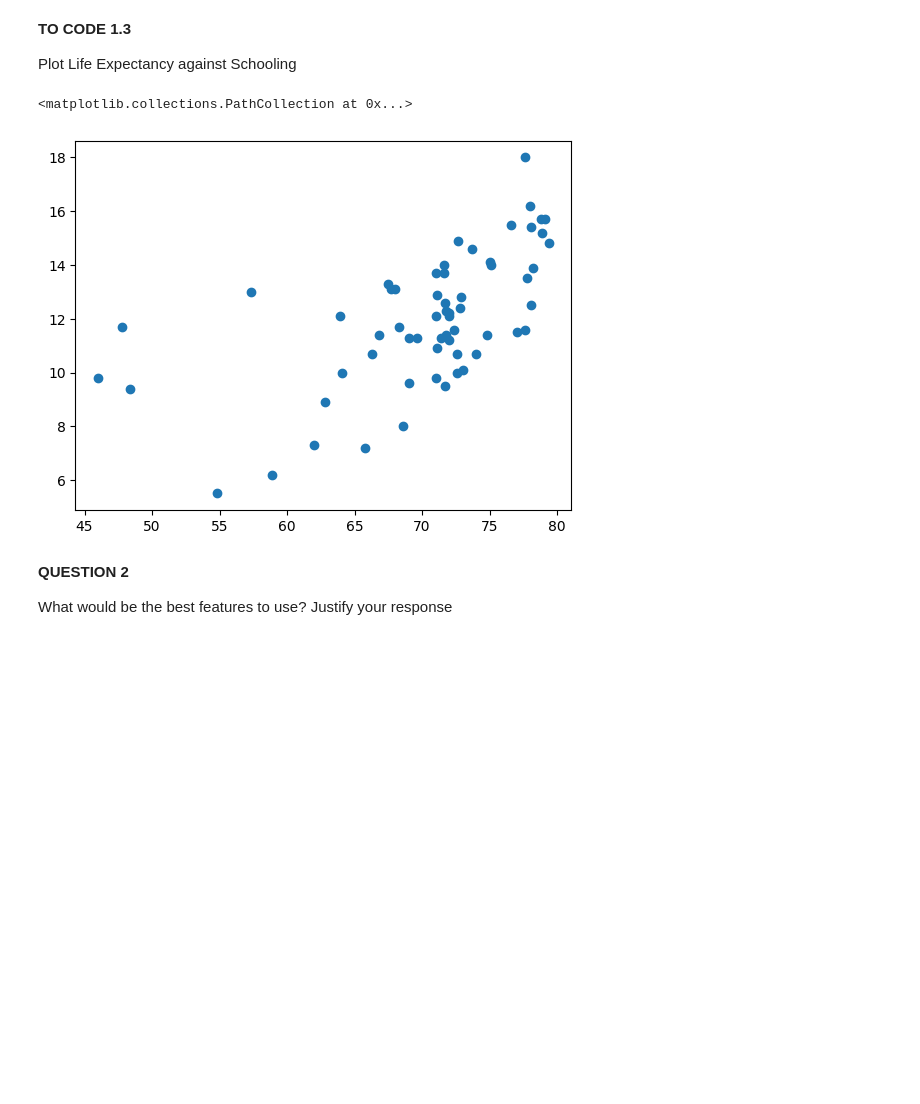
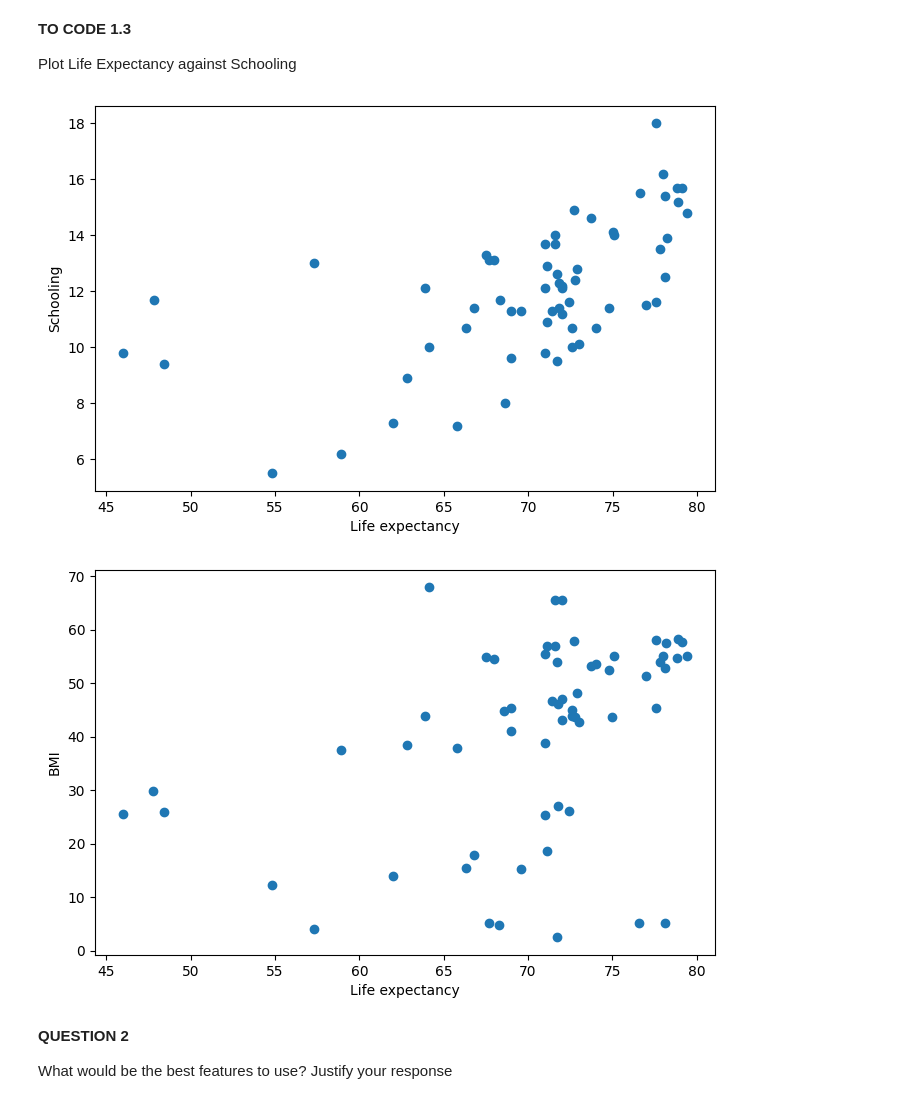
Before and after one commit to MurphLaws/Exp, a Jupyter notebook: TP2_Classification.ipynb, the cells around one changed output. Saved outputs shown, nothing was run; the diff lists cells and outputs as text; code cells hidden in the pictures; blank space fills up the shorter version.

```diff
--- a/TP2_Classification.ipynb
+++ b/TP2_Classification.ipynb
@@ -91,11 +99,22 @@ plt.scatter(df1.Total_expenditure, df1.Schooling)
 **TO CODE 1.3**
 
 Plot Life Expectancy against Schooling
-# %%
-plt.scatter(df1.Life_expectancy, df1.Schooling)
-# %% [output]
-<matplotlib.collections.PathCollection at 0x...>
-[figure, removed]
+# %%
+plt.figure(figsize=(8,5))
+plt.scatter(df1.Life_expectancy, df1.Schooling)
+plt.xlabel('Life expectancy')
+plt.ylabel('Schooling')
+plt.show()
+
+
+plt.figure(figsize=(8,5))
+plt.scatter(df1.Life_expectancy, df1.BMI)
+plt.xlabel('Life expectancy')
+plt.ylabel('BMI')
+plt.show()
+# %% [output]
+[figure, added]
+[figure, added]
 # %% [markdown]
 **QUESTION 2**
 
```
Also changed, not shown: parts of 9 cells of this notebook, 2 other files.
